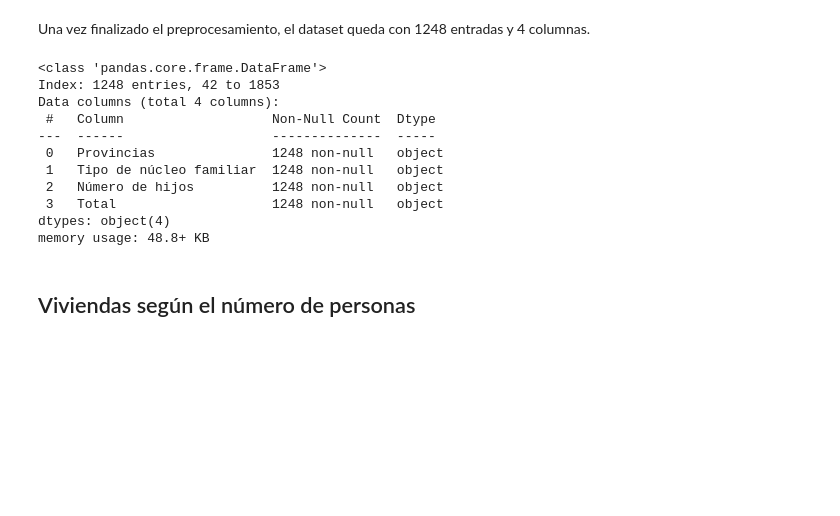
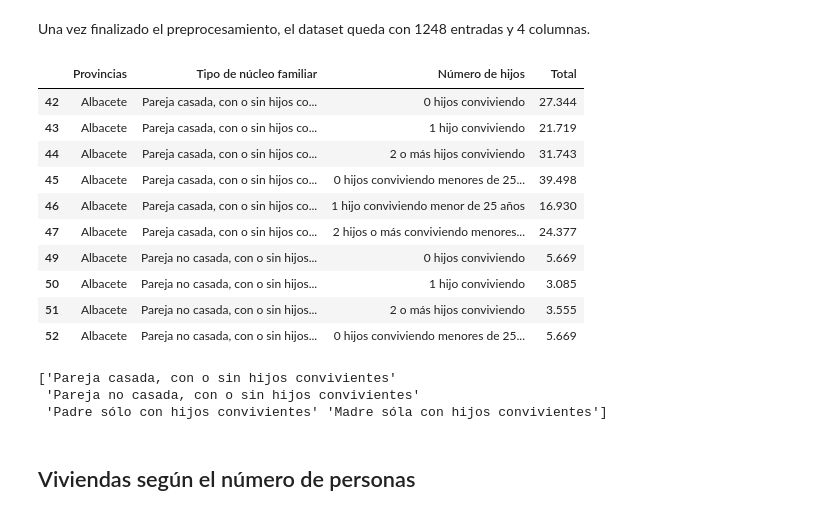
Before and after one commit to elena-17/DataMining-24-25, a Jupyter notebook: src/processing.ipynb, the cells around one changed output. Cells and saved outputs as stored; diff of their text form; code cells hidden in the pictures; blank space fills up the shorter version.

```diff
--- a/src/processing.ipynb
+++ b/src/processing.ipynb
@@ -345,19 +419,25 @@ No se han encontrado valores nulos.
 Una vez finalizado el preprocesamiento, el dataset queda con 1248 entradas y 4 columnas.
 # %%
 tipo_nucleo_familiar_df.head(10)
-tipo_nucleo_familiar_df.info()
 # %% [output]
-<class 'pandas.core.frame.DataFrame'>
-Index: 1248 entries, 42 to 1853
-Data columns (total 4 columns):
- #   Column                   Non-Null Count  Dtype
----  ------                   --------------  -----
- 0   Provincias               1248 non-null   object
- 1   Tipo de núcleo familiar  1248 non-null   object
- 2   Número de hijos          1248 non-null   object
- 3   Total                    1248 non-null   object
-dtypes: object(4)
-memory usage: 48.8+ KB
+|  | Provincias | Tipo de núcleo familiar | Número de hijos | Total |
+| 42 | Albacete | Pareja casada, con o sin hijos co... | 0 hijos conviviendo | 27.344 |
+| 43 | Albacete | Pareja casada, con o sin hijos co... | 1 hijo conviviendo | 21.719 |
+| 44 | Albacete | Pareja casada, con o sin hijos co... | 2 o más hijos conviviendo | 31.743 |
+| 45 | Albacete | Pareja casada, con o sin hijos co... | 0 hijos conviviendo menores de 25... | 39.498 |
+| 46 | Albacete | Pareja casada, con o sin hijos co... | 1 hijo conviviendo menor de 25 años | 16.930 |
+| 47 | Albacete | Pareja casada, con o sin hijos co... | 2 hijos o más conviviendo menores... | 24.377 |
+| 49 | Albacete | Pareja no casada, con o sin hijos... | 0 hijos conviviendo | 5.669 |
+| 50 | Albacete | Pareja no casada, con o sin hijos... | 1 hijo conviviendo | 3.085 |
+| 51 | Albacete | Pareja no casada, con o sin hijos... | 2 o más hijos conviviendo | 3.555 |
+| 52 | Albacete | Pareja no casada, con o sin hijos... | 0 hijos conviviendo menores de 25... | 5.669 |
+# %%
+a = tipo_nucleo_familiar_df['Tipo de núcleo familiar'].unique()
+print(a)
+# %% [output]
+['Pareja casada, con o sin hijos convivientes'
+ 'Pareja no casada, con o sin hijos convivientes'
+ 'Padre sólo con hijos convivientes' 'Madre sóla con hijos convivientes']
 # %% [markdown]
 ## Viviendas según el número de personas
 # %%
```
Also changed, not shown: parts of 12 cells of this notebook.
